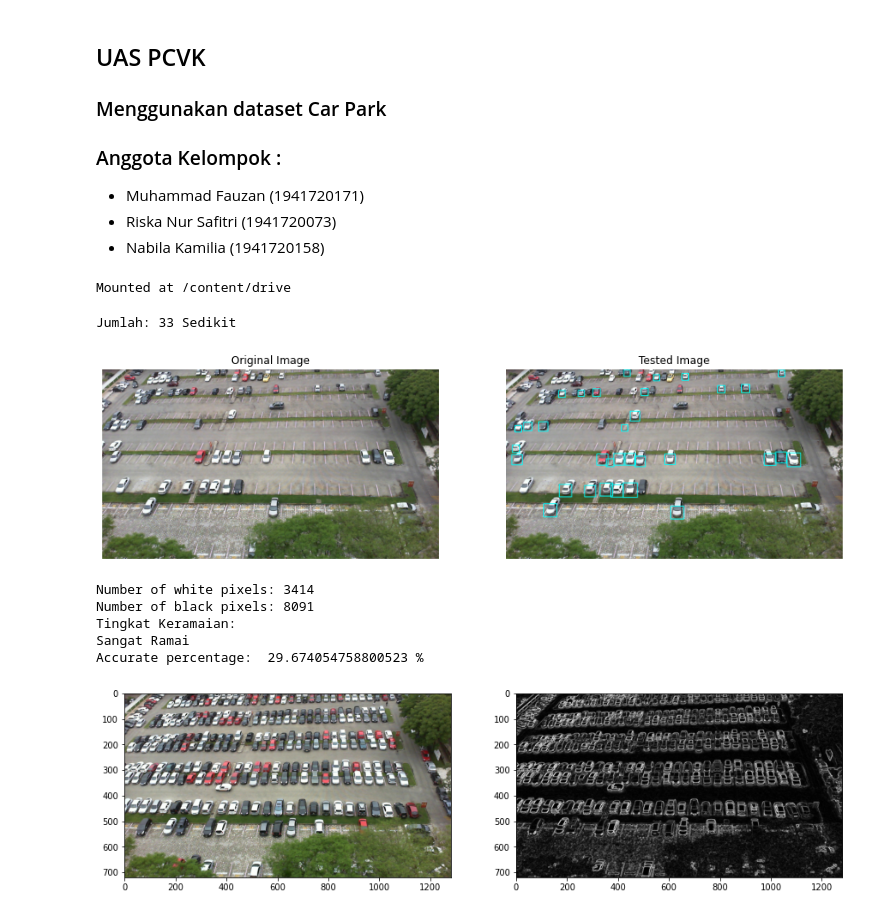
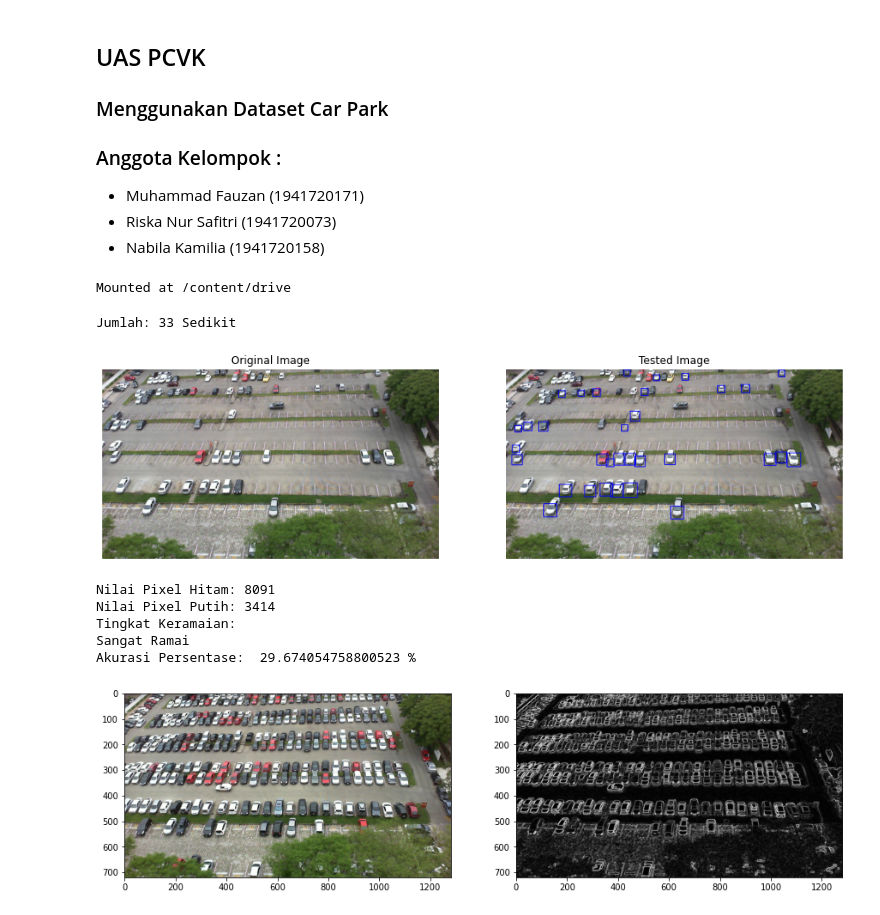
Before and after one commit to fauzanmuh/PCVK_UAS_CarPark, a Jupyter notebook: PCVK_UAS.ipynb, the cells around one changed output. Drawn from its saved outputs; the diff is of its cells as text; code cells hidden in the pictures.

```diff
--- a/PCVK_UAS.ipynb
+++ b/PCVK_UAS.ipynb
@@ -3,7 +3,7 @@
 # %% [markdown]
 ## UAS PCVK
 
-### Menggunakan dataset Car Park
+### Menggunakan Dataset Car Park
 
 ### Anggota Kelompok :
 * Muhammad Fauzan (1941720171)
@@ -45,35 +49,36 @@ def pic_multi(imgA,imgB):
 # %%
 jumlah = 0;
 for(x, y, w, h) in cars:
   jumlah+=1;
   detected_car = img2[int(y):int(y + h), int(x):int(x + w)]
 
   # Untuk Menyimpan foto hasil deteksi
   #cv2.imwrite("/content/drive/MyDrive/PCVK/UAS/car_park/car" + str(jumlah) + ".jpg",detected_car)
 
-  cv2.rectangle(img,(x, y),(x + w, y + h),(255, 255, 0), 2)
+  cv2.rectangle(img,(x, y),(x + w, y + h),(255, 0, 0), 2)
 
 pic_multi(img2, img)
 
+# Deteksi jumlah mobil berdasarkan kategori
 if jumlah < 85:
   print("Jumlah:", jumlah, "Sedikit")
 elif jumlah >= 85 and jumlah < 170:
   print("Jumlah:", jumlah, "Sedang")
 elif jumlah >= 170 and jumlah < 339:
   print("Jumlah:", jumlah, "Banyak")
 else:
   print("Jumlah:", jumlah, "Penuh")
 # %% [output]
 Jumlah: 33 Sedikit
-[figure, old version]
+[figure, new version]
 # %%
 # Image Path
 img3 = cv2.imread('/content/drive/MyDrive/PCVK/UAS/2012-10-25_09_33_23.jpg')
 
-# Convert to grayscale
+# Konversi ke citra keabuan
 gray = cv2.cvtColor(img3, cv2.COLOR_BGR2GRAY)
 
-# Removing noises
+# Menghapus noises menggunakan gaussianBlur
 img = cv2.GaussianBlur(gray,(3, 3),0)
 
 # Sobel edge detection
@@ -87,14 +92,14 @@ plt.subplot(121), plt.imshow(cv2.cvtColor(img3, cv2.COLOR_BGR2RGB))
 axarr[0].imshow(cv2.cvtColor(img3, cv2.COLOR_BGR2RGB))
 plt.subplot(122), plt.imshow(img_sobelxy, cmap = 'gray')
 
-# Calculate white and black pixel
+# Menghitung pixel hitam dan putih
 number_of_white_pix = np.sum(img_sobelxy == 255)
 number_of_black_pix = np.sum(img_sobelxy == 0)
 
-print('Number of white pixels:', number_of_white_pix)
-print('Number of black pixels:', number_of_black_pix)
+print('Nilai Pixel Hitam:', number_of_black_pix)
+print('Nilai Pixel Putih:', number_of_white_pix)
 
-# Create Category by Data Range
+# Deteksi Tingkat Keramaian berdasarkan dari nilai pixel hitam dan putih
 print("Tingkat Keramaian: ")
 if (number_of_white_pix > 3000):
     print("Sangat Ramai")
@@ -107,11 +112,11 @@ elif (number_of_white_pix < 100):
 
 threshold = (number_of_white_pix / (number_of_white_pix + number_of_black_pix)) * 100
 
-print("Accurate percentage: ", threshold, "%")
+print("Akurasi Persentase: ", threshold, "%")
 # %% [output]
-Number of white pixels: 3414
-Number of black pixels: 8091
+Nilai Pixel Hitam: 8091
+Nilai Pixel Putih: 3414
 Tingkat Keramaian:
 Sangat Ramai
-Accurate percentage:  29.674054758800523 %
+Akurasi Persentase:  29.674054758800523 %
 [figure]
```
Also changed, not shown: parts of 2 cells of this notebook.
